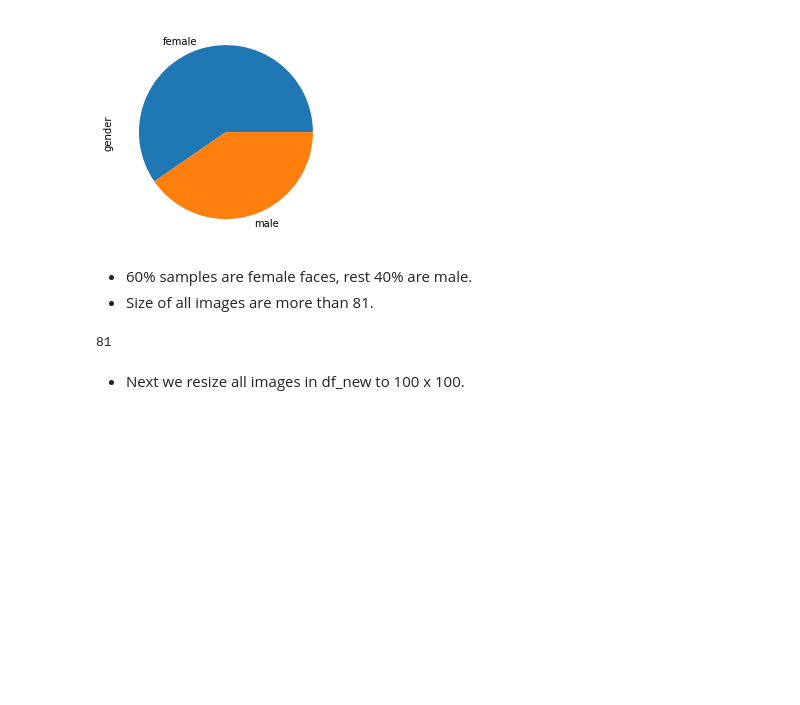
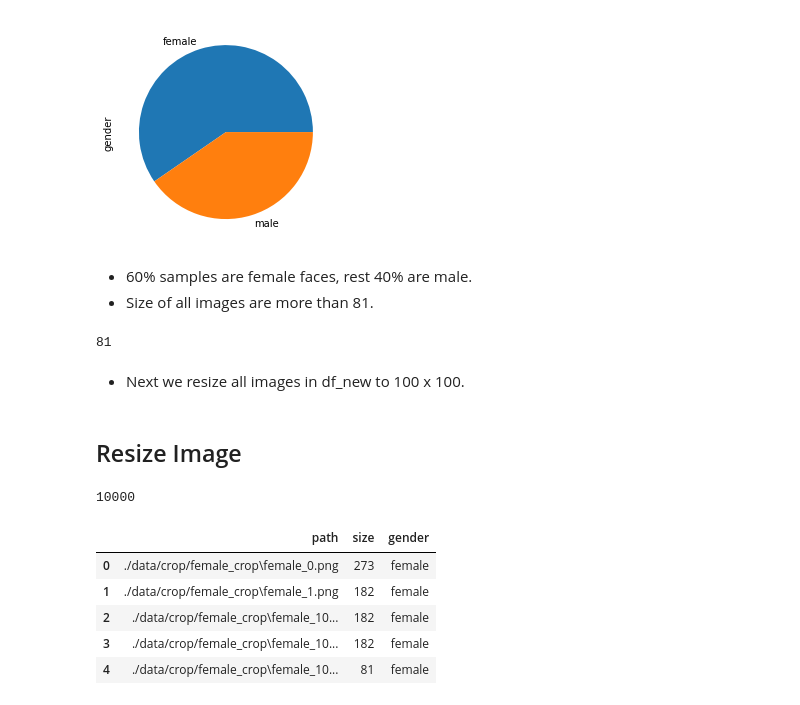
Before and after one commit to AnmolTomer/face_recognition_API, a Jupyter notebook: 03_01_crop_faces.ipynb, the cells around one changed output. Saved outputs shown, nothing was run; the diff lists cells and outputs as text; code cells hidden in the pictures; blank space fills up the shorter version.

```diff
--- a/03_01_crop_faces.ipynb
+++ b/03_01_crop_faces.ipynb
@@ -289,3 +289,5 @@ df_new['size'].min()
 81
 # %% [markdown]
 - Next we resize all images in df_new to 100 x 100.
+# %% [markdown]
+## Resize Image
@@ -291,0 +312,13 @@ df_new['size'].min()
+# %%
+len(resize_img(path[0]))
+# %% [output]
+10000
+# %%
+df_new.head()
+# %% [output]
+|  | path | size | gender |
+| 0 | ./data/crop/female_crop\female_0.png | 273 | female |
+| 1 | ./data/crop/female_crop\female_1.png | 182 | female |
+| 2 | ./data/crop/female_crop\female_10... | 182 | female |
+| 3 | ./data/crop/female_crop\female_10... | 182 | female |
+| 4 | ./data/crop/female_crop\female_10... | 81 | female |
```
Also changed, not shown: parts of 8 cells of this notebook, 4 other files.
